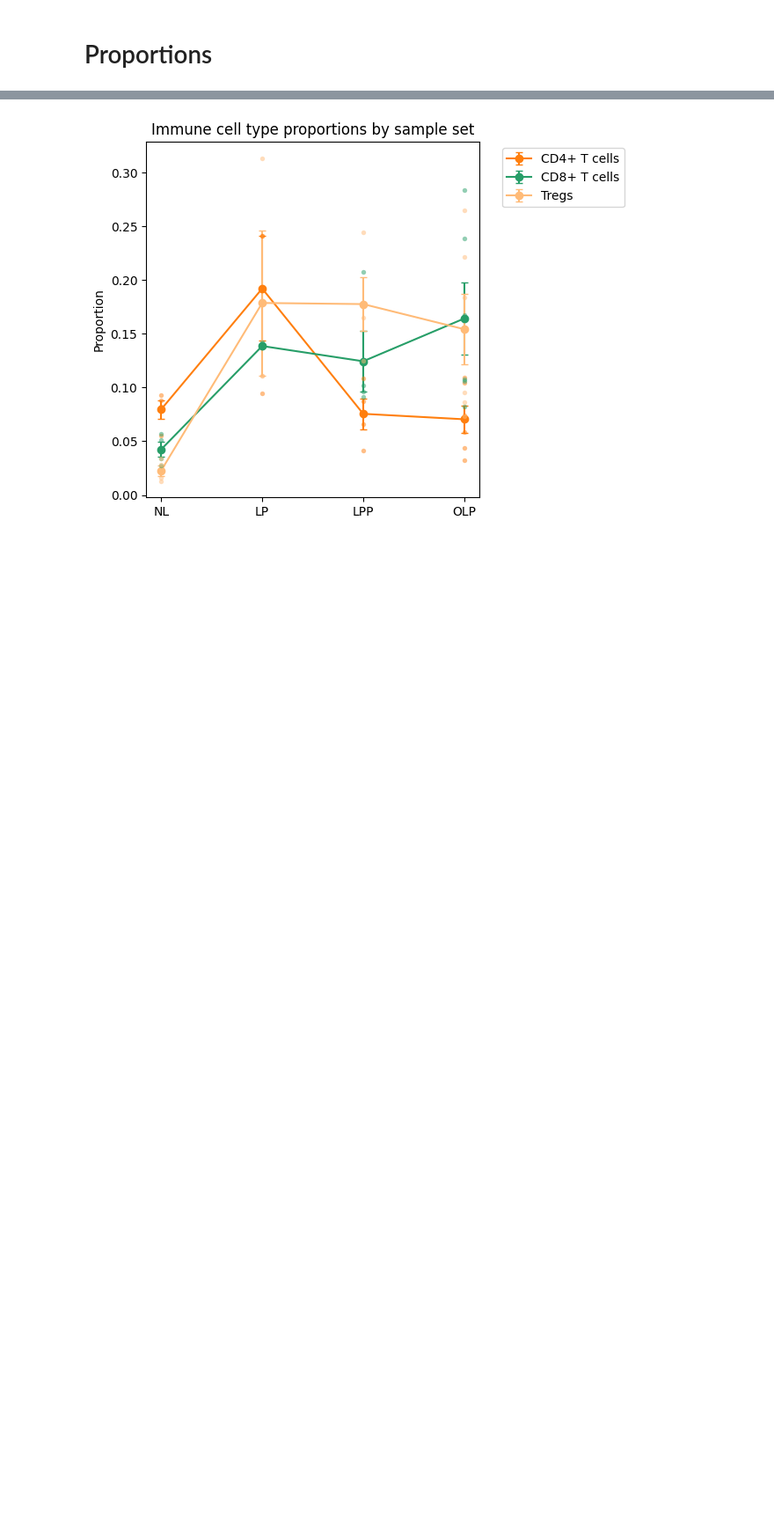
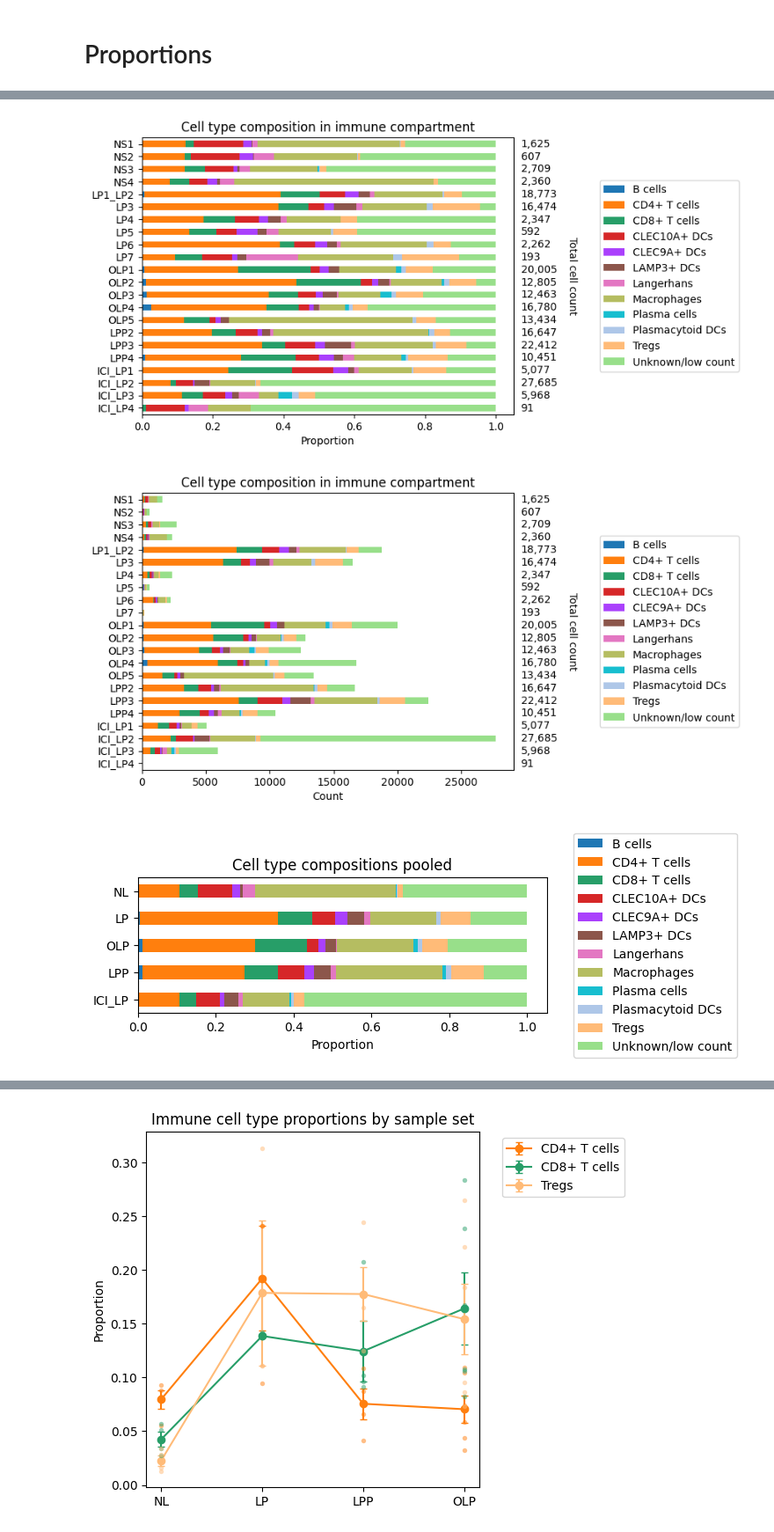
Before and after one commit to burkelawlor/hci-xenium, a Jupyter notebook: notebooks/lp-analysis/3-lp-proportions.ipynb, the cells around one changed output, grey strips where cells are left out. Shown at 88% size. Saved outputs shown, nothing was run; the diff lists cells and outputs as text; code cells hidden in the pictures; blank space fills up the shorter version.

```diff
--- a/notebooks/lp-analysis/3-lp-proportions.ipynb
+++ b/notebooks/lp-analysis/3-lp-proportions.ipynb
@@ -49,0 +91,27 @@ plot_proportions_bar(
+# %%
+plot_proportions_bar(
+    adata_immune, 'sample_name', 'ct_immune', title='Cell type composition in immune compartment',
+    display_totals=True, display_totals_title='Total cell count',
+    normalize=True, order=sample_name_order,
+)
+
+plot_proportions_bar(
+    adata_immune, 'sample_name', 'ct_immune', title='Cell type composition in immune compartment',
+    display_totals=True, display_totals_title='Total cell count',
+    normalize=False, order=sample_name_order,
+)
+
+plot_proportions_bar(
+    adata_immune, 'sample_set', 'ct_immune', order=sample_set_order, title='Cell type compositions pooled',
+    display_totals=False, display_totals_title=f'Total cell count', figsize=(6, 2),
+)
+
+plot_proportions_bar(
+    adata_immune, 'sample_set', 'ct_immune', order=sample_set_order, title='Cell type compositions pooled',
+    display_totals=False, display_totals_title=f'Total cell count', figsize=(6, 2),
+    normalize=False
+)
+# %% [output]
+[figure, added]
+[figure, added]
+[figure, added]
```
Also changed, not shown: parts of 7 cells of this notebook, 1 other file.
